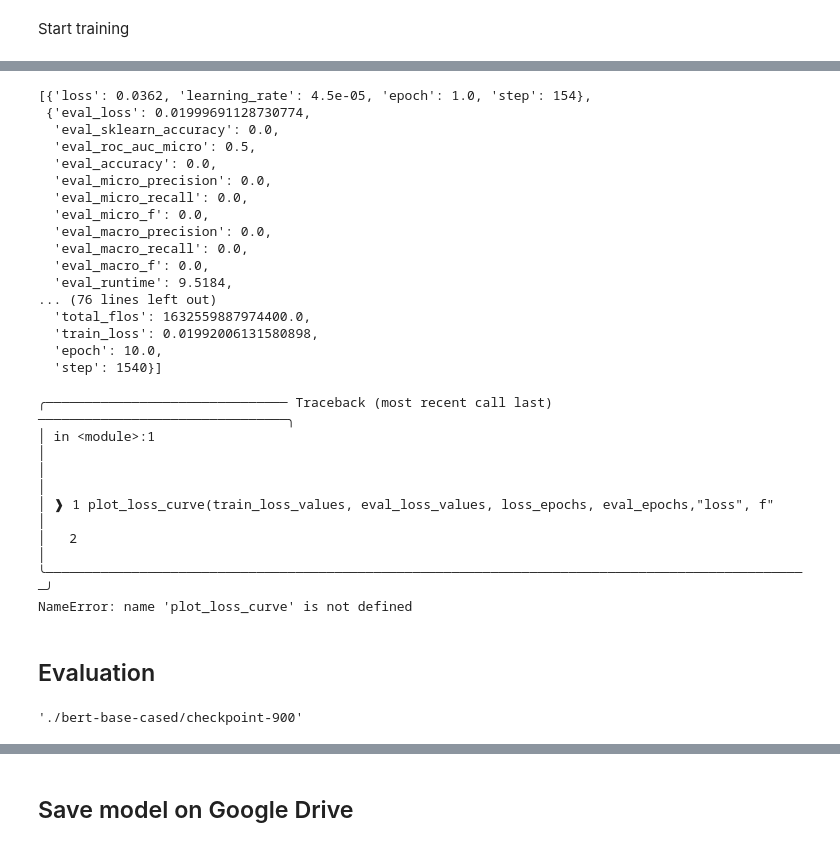
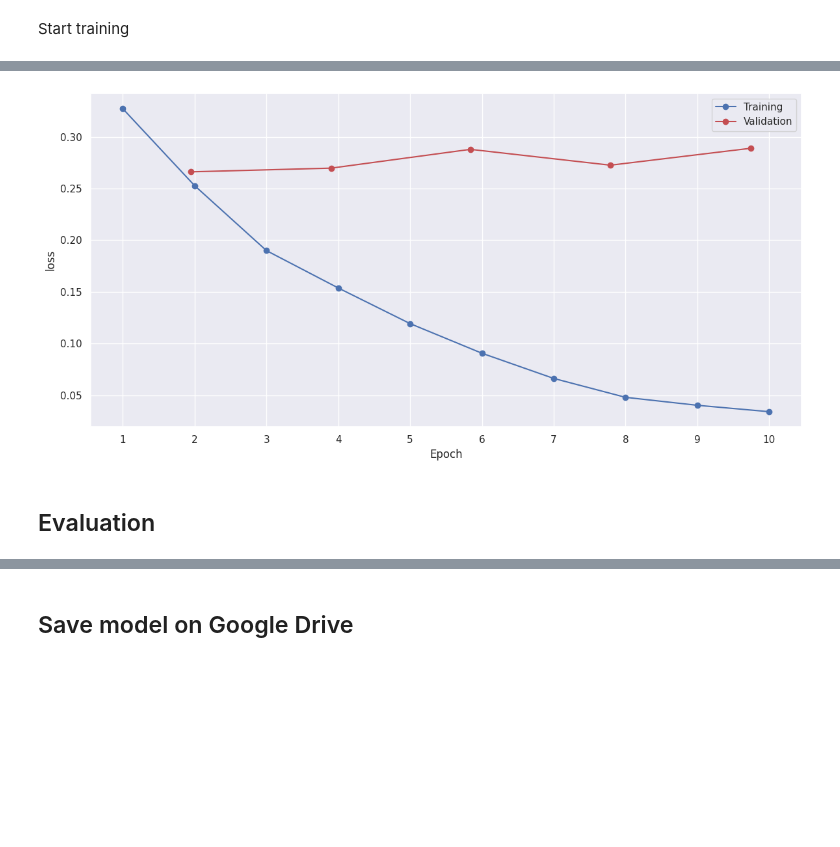
Before and after one commit to HLT-Ghisolfi-Leuzzi-Testa/WASSA-2023, a Jupyter notebook: EMO/bert_lexicon_classifier.ipynb, the cells around one changed output, grey strips where cells are left out. Cells and saved outputs as stored; diff of their text form; code cells hidden in the pictures; blank space fills up the shorter version.

Commit message:
bert lexicon update

```diff
--- a/EMO/bert_lexicon_classifier.ipynb
+++ b/EMO/bert_lexicon_classifier.ipynb
@@ -585,9 +736,11 @@ class CustomSequenceClassification(BertForSequenceClassification):
 # %%
 model = CustomSequenceClassification.from_pretrained(model_config.get("model_name"),
+                                                     problem_type = "multi_label_classification",
                                                      num_labels=NUM_LABELS,
-                                                     classifier_dropout=0.1,
-                                                     num_extra_dims = DIM_EXTRA_FEATURES_GLOBAL,
-                                                     local_features_name = LOCAL_FEATURES_NAMES,
-                                                     loss_weights = loss_weights_train
+                                                     classifier_dropout=0.3,
+                                                     num_extra_dims = 0
+                                                     #num_extra_dims = DIM_EXTRA_FEATURES_GLOBAL,
+                                                     #local_features_name = LOCAL_FEATURES_NAMES,
+                                                     #loss_weights = loss_weights_train
                                                      )
 # %% [output]
@@ -606,22 +759,35 @@ train_set = WASSADataset(tokenizer=tokenizer,
                        EMP_lexicon=EMP_lexicon_train_dict,
                        essay=train_df.essay,
                        essay_id = train_df.essay_id,
-                       targets=y_train,
-                       global_features = features_train,
-                       local_emotions = True,
-                       local_empathy = True,
-                       local_distress = True)
+                       targets=y_train #,
+                       #global_features = features_train,
+                       #local_emotions = True,
+                       #local_empathy = True,
+                       #local_distress = True
+                      )
 
 val_set = WASSADataset(tokenizer=tokenizer,
                      EMO_lexicon=EMO_lexicon_train_dict,
                      EMP_lexicon=EMP_lexicon_train_dict,
                      essay=val_df.essay,
                      essay_id = val_df.essay_id,
-                     targets=y_val,
-                     global_features = features_val,
-                     local_emotions = True,
-                     local_empathy = True,
-                     local_distress = True)
+                     targets=y_val #,
+                     #global_features = features_val,
+                     #local_emotions = True,
+                     #local_empathy = True,
+                     #local_distress = True
+                    )
+dev_set = WASSADataset(tokenizer=tokenizer,
+                     EMO_lexicon=EMO_lexicon_train_dict,
+                     EMP_lexicon=EMP_lexicon_train_dict,
+                     essay=dev_df.essay,
+                     essay_id = dev_df.essay_id,
+                     targets=y_dev #,
+                     #global_features = features_val,
+                     #local_emotions = True,
+                     #local_empathy = True,
+                     #local_distress = True
+                    )
 # %% [markdown]
 Set up training
 # %%
@@ -715,23 +954,3 @@ train_loss_values = [log.get('loss') for log in train_logs if log.get('loss') is
 eval_loss_values = [log.get('eval_loss') for log in train_logs if log.get('eval_loss') is not None]
 train_epochs = [log.get('epoch') for log in train_logs if log.get('loss') is not None]
 eval_epochs = [log.get('epoch') for log in train_logs if log.get('eval_loss') is not None]
-# %%
-train_logs
-# %% [output]
-[{'loss': 0.0362, 'learning_rate': 4.5e-05, 'epoch': 1.0, 'step': 154},
- {'eval_loss': 0.01999691128730774,
-  'eval_sklearn_accuracy': 0.0,
-  'eval_roc_auc_micro': 0.5,
-  'eval_accuracy': 0.0,
-  'eval_micro_precision': 0.0,
-  'eval_micro_recall': 0.0,
-  'eval_micro_f': 0.0,
-  'eval_macro_precision': 0.0,
-  'eval_macro_recall': 0.0,
-  'eval_macro_f': 0.0,
-  'eval_runtime': 9.5184,
-... (76 lines left out)
-  'total_flos': 1632559887974400.0,
-  'train_loss': 0.01992006131580898,
-  'epoch': 10.0,
-  'step': 1540}]
@@ -738,13 +959,7 @@ train_logs
 # %%
-plot_loss_curve(train_loss_values, eval_loss_values, loss_epochs, eval_epochs,"loss", f"{model_config['model_name']}_loss.png")
+plot_metric_curve(train_loss_values, eval_loss_values, train_epochs, eval_epochs, "loss")
 # %% [output]
-╭─────────────────────────────── Traceback (most recent call last) ────────────────────────────────╮
-│ in <module>:1                                                                                    │
-│                                                                                                  │
-│ ❱ 1 plot_loss_curve(train_loss_values, eval_loss_values, loss_epochs, eval_epochs,"loss", f"     │
-│   2                                                                                              │
-╰──────────────────────────────────────────────────────────────────────────────────────────────────╯
-NameError: name 'plot_loss_curve' is not defined
+[figure, added]
 # %% [markdown]
 ## Evaluation
 # %%
@@ -758,10 +973,6 @@ def predict_emotions(results, gold_emotions):
 
   predicted_emotions = label_encoder.decode(binarized_predictions)
   return predicted_emotions
-# %%
-trainer.state.best_model_checkpoint
-# %% [output]
-'./bert-base-cased/checkpoint-900'
 # %%
 outs = trainer.predict(dev_set)
 # %% [output]
```
Also changed, not shown: parts of 27 cells of this notebook.
